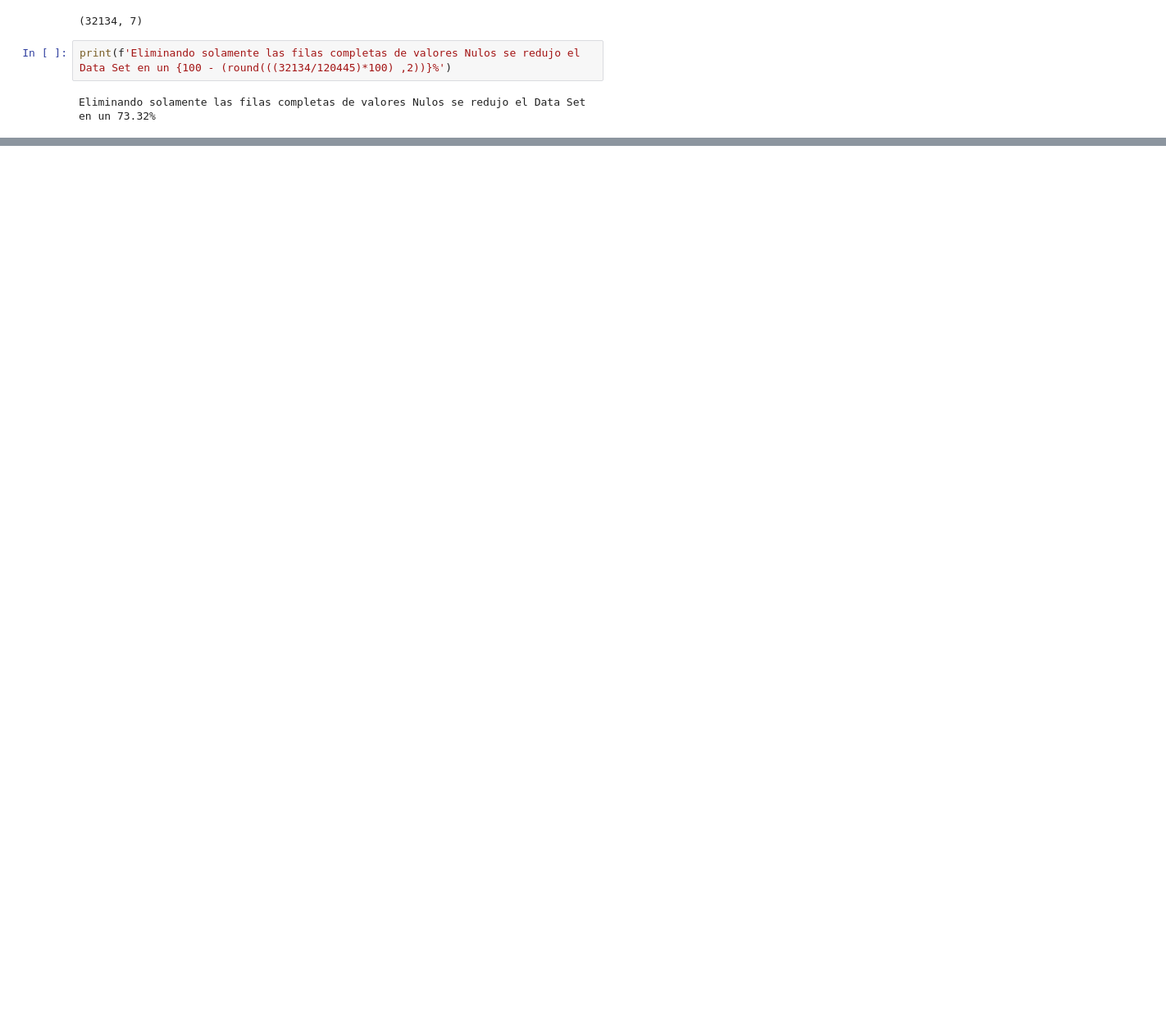
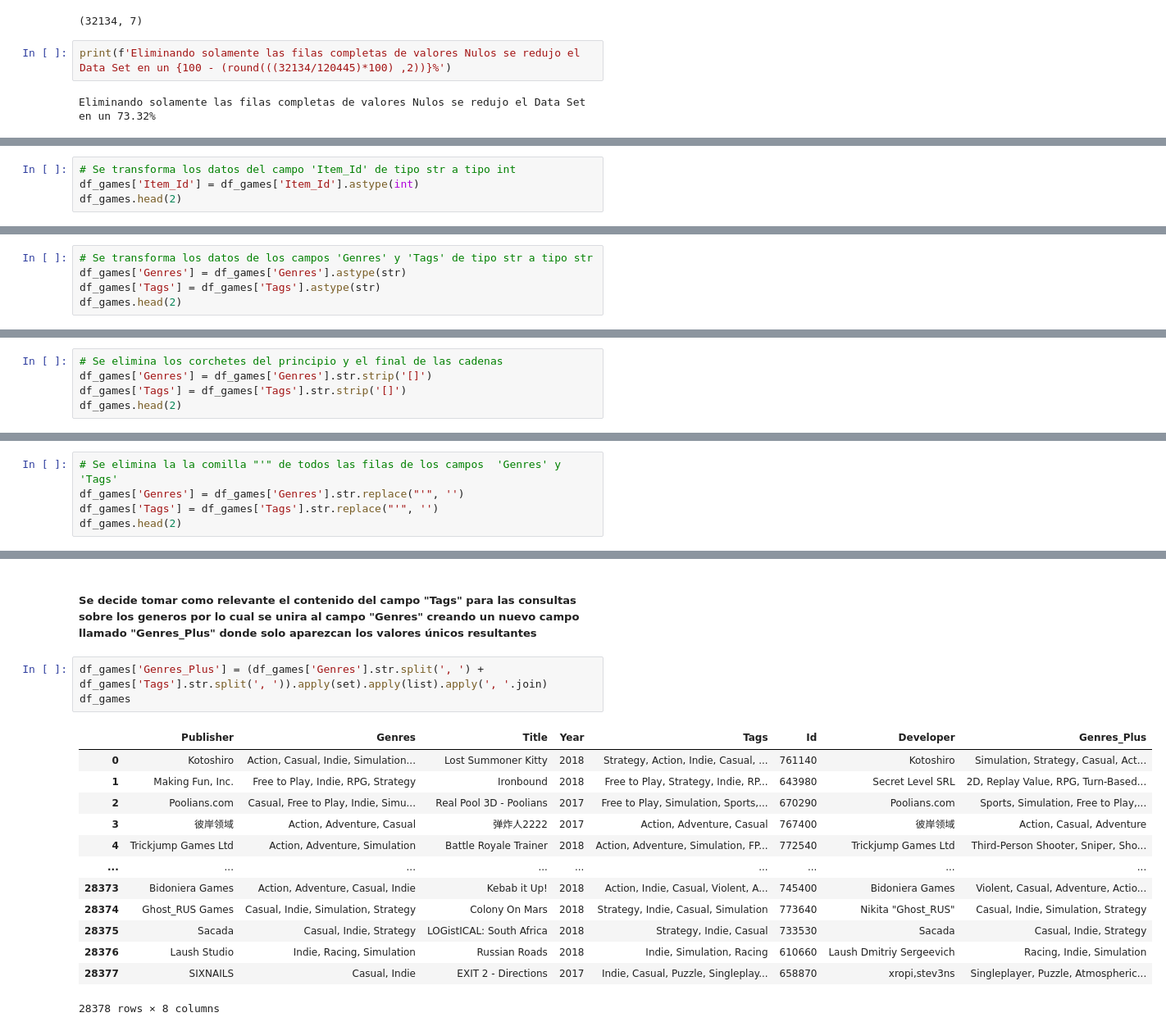
Before and after one commit to DavidssonGon/PI_ML_OPS_STEAM_DSFT17, a Jupyter notebook: ETL.ipynb, the cells around one changed output, grey strips where cells are left out. Shown: that part at 82% size. Cells and saved outputs as stored; diff of their text form; blank space fills up the shorter version.

```diff
--- a/ETL.ipynb
+++ b/ETL.ipynb
@@ -920,0 +1109,4 @@ Eliminando solamente las filas completas de valores Nulos se redujo el Data Set
+# %%
+# Se transforma los datos del campo 'Item_Id' de tipo str a tipo int
+df_games['Item_Id'] = df_games['Item_Id'].astype(int)
+df_games.head(2)
@@ -920,0 +1117,5 @@ Eliminando solamente las filas completas de valores Nulos se redujo el Data Set
+# %%
+# Se transforma los datos de los campos 'Genres' y 'Tags' de tipo str a tipo str
+df_games['Genres'] = df_games['Genres'].astype(str)
+df_games['Tags'] = df_games['Tags'].astype(str)
+df_games.head(2)
@@ -920,0 +1144,5 @@ Eliminando solamente las filas completas de valores Nulos se redujo el Data Set
+# %%
+# Se elimina los corchetes del principio y el final de las cadenas
+df_games['Genres'] = df_games['Genres'].str.strip('[]')
+df_games['Tags'] = df_games['Tags'].str.strip('[]')
+df_games.head(2)
@@ -920,0 +1153,5 @@ Eliminando solamente las filas completas de valores Nulos se redujo el Data Set
+# %%
+# Se elimina la la comilla "'" de todos las filas de los campos  'Genres' y 'Tags'
+df_games['Genres'] = df_games['Genres'].str.replace("'", '')
+df_games['Tags'] = df_games['Tags'].str.replace("'", '')
+df_games.head(2)
@@ -920,0 +1176,19 @@ Eliminando solamente las filas completas de valores Nulos se redujo el Data Set
+# %% [markdown]
+##### Se decide tomar como relevante el contenido del campo "Tags" para las consultas sobre los generos por lo cual se unira al campo "Genres" creando un nuevo campo llamado "Genres_Plus" donde solo aparezcan los valores únicos resultantes
+# %%
+df_games['Genres_Plus'] = (df_games['Genres'].str.split(', ') + df_games['Tags'].str.split(', ')).apply(set).apply(list).apply(', '.join)
+df_games
+# %% [output]
+|  | Publisher | Genres | Title | Year | Tags | Id | Developer | Genres_Plus |
+| 0 | Kotoshiro | Action, Casual, Indie, Simulation... | Lost Summoner Kitty | 2018 | Strategy, Action, Indie, Casual, ... | 761140 | Kotoshiro | Simulation, Strategy, Casual, Act... |
+| 1 | Making Fun, Inc. | Free to Play, Indie, RPG, Strategy | Ironbound | 2018 | Free to Play, Strategy, Indie, RP... | 643980 | Secret Level SRL | 2D, Replay Value, RPG, Turn-Based... |
+| 2 | Poolians.com | Casual, Free to Play, Indie, Simu... | Real Pool 3D - Poolians | 2017 | Free to Play, Simulation, Sports,... | 670290 | Poolians.com | Sports, Simulation, Free to Play,... |
+| 3 | 彼岸领域 | Action, Adventure, Casual | 弹炸人2222 | 2017 | Action, Adventure, Casual | 767400 | 彼岸领域 | Action, Casual, Adventure |
+| 4 | Trickjump Games Ltd | Action, Adventure, Simulation | Battle Royale Trainer | 2018 | Action, Adventure, Simulation, FP... | 772540 | Trickjump Games Ltd | Third-Person Shooter, Sniper, Sho... |
+| ... | ... | ... | ... | ... | ... | ... | ... | ... |
+| 28373 | Bidoniera Games | Action, Adventure, Casual, Indie | Kebab it Up! | 2018 | Action, Indie, Casual, Violent, A... | 745400 | Bidoniera Games | Violent, Casual, Adventure, Actio... |
+| 28374 | Ghost_RUS Games | Casual, Indie, Simulation, Strategy | Colony On Mars | 2018 | Strategy, Indie, Casual, Simulation | 773640 | Nikita "Ghost_RUS" | Casual, Indie, Simulation, Strategy |
+| 28375 | Sacada | Casual, Indie, Strategy | LOGistICAL: South Africa | 2018 | Strategy, Indie, Casual | 733530 | Sacada | Casual, Indie, Strategy |
+| 28376 | Laush Studio | Indie, Racing, Simulation | Russian Roads | 2018 | Indie, Simulation, Racing | 610660 | Laush Dmitriy Sergeevich | Racing, Indie, Simulation |
+| 28377 | SIXNAILS | Casual, Indie | EXIT 2 - Directions | 2017 | Indie, Casual, Puzzle, Singleplay... | 658870 | xropi,stev3ns | Singleplayer, Puzzle, Atmospheric... |
+28378 rows × 8 columns
```
Also changed, not shown: parts of 50 cells of this notebook.
